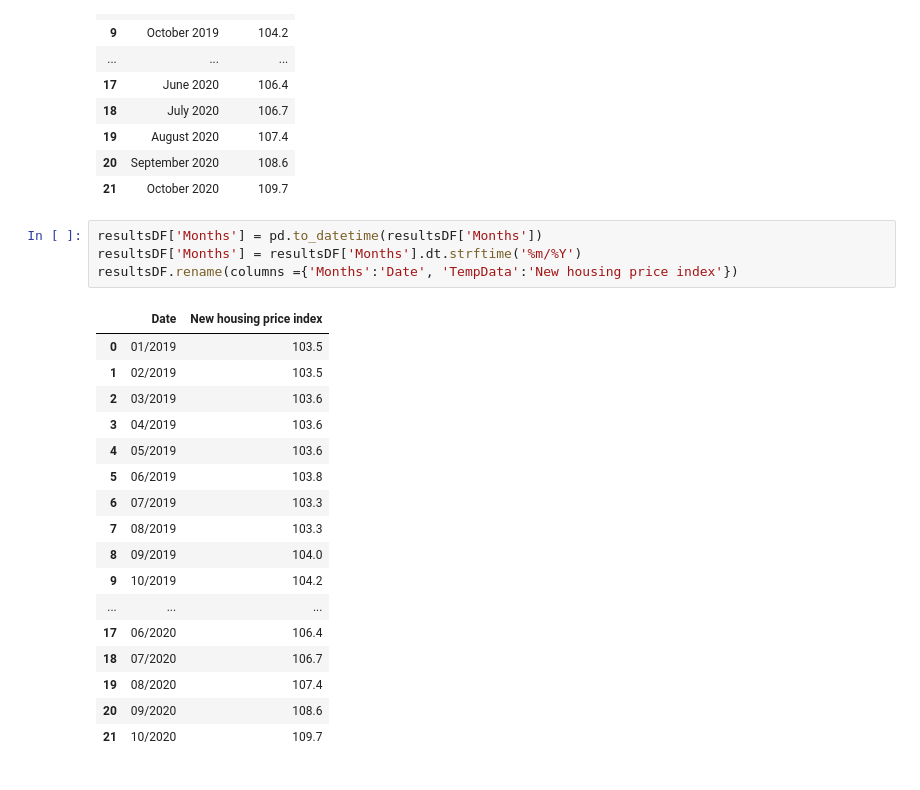
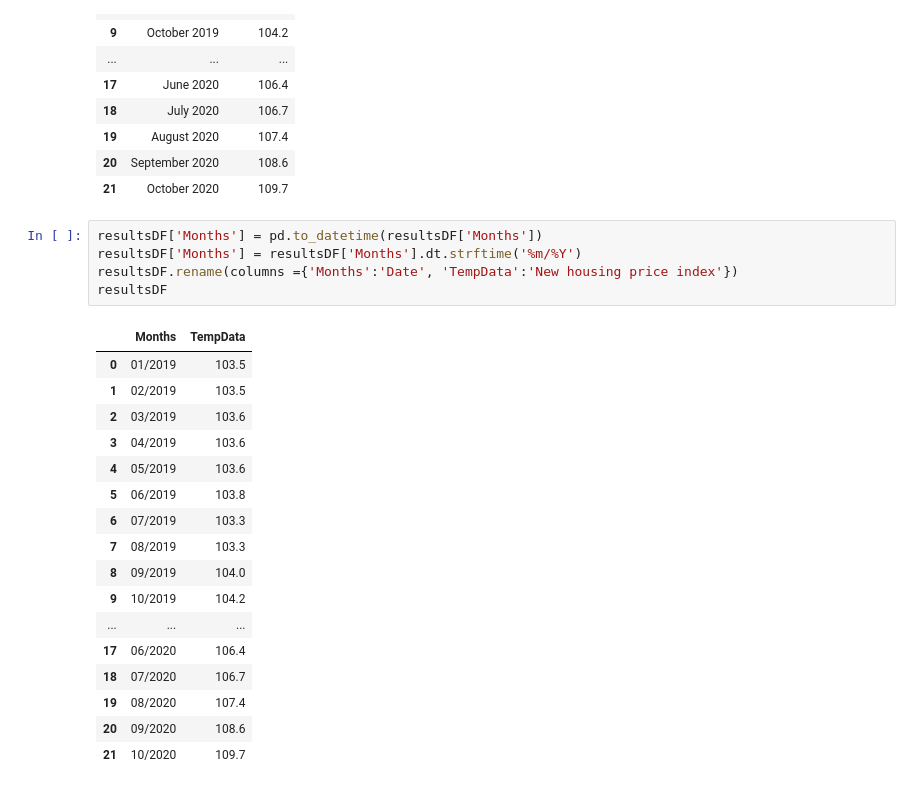
Before and after one commit to elubanska/ETL_project, a Jupyter notebook: Transform/web_scrapping.ipynb, the cells around one changed output. Drawn from its saved outputs; the diff is of its cells as text.

```diff
--- a/Transform/web_scrapping.ipynb
+++ b/Transform/web_scrapping.ipynb
@@ -122,9 +122,10 @@ resultsDF
 # %%
 resultsDF['Months'] = pd.to_datetime(resultsDF['Months'])
 resultsDF['Months'] = resultsDF['Months'].dt.strftime('%m/%Y')
 resultsDF.rename(columns ={'Months':'Date', 'TempData':'New housing price index'})
+resultsDF
 # %% [output]
-|  | Date | New housing price index |
+|  | Months | TempData |
 | 0 | 01/2019 | 103.5 |
 | 1 | 02/2019 | 103.5 |
 | 2 | 03/2019 | 103.6 |
```
Also changed, not shown: parts of 1 cell of this notebook, 1 other file.
